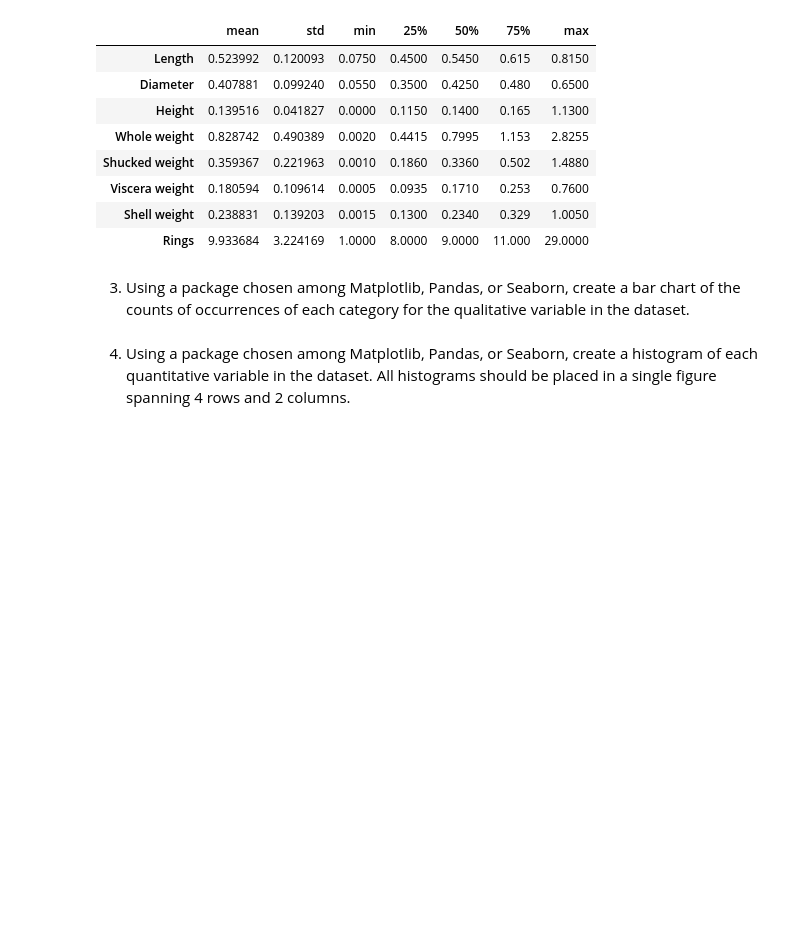
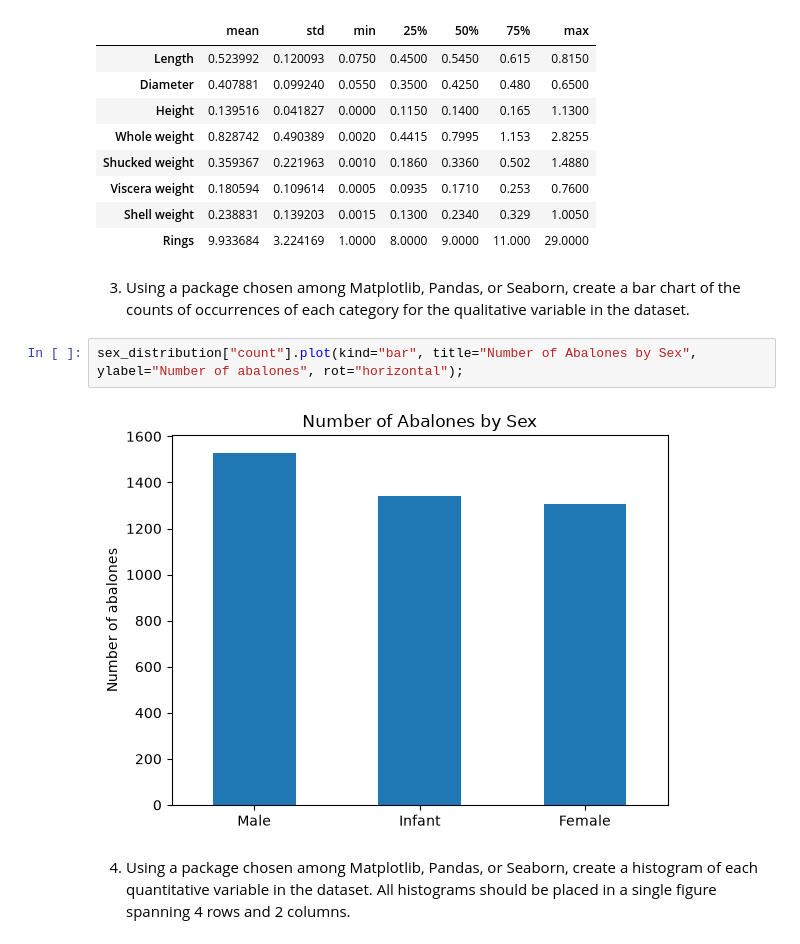
Before and after one commit to vsliednyk/Programming-in-Python, a Jupyter notebook: Assignment 1/assignment_1.ipynb, the cells around one changed output. Saved outputs shown, nothing was run; the diff lists cells and outputs as text; blank space fills up the shorter version.

Commit message:
Add sex distribution bar chart

```diff
--- a/Assignment 1/assignment_1.ipynb
+++ b/Assignment 1/assignment_1.ipynb
@@ -194,6 +194,10 @@ quantitative_summary.T
 | Rings | 9.933684 | 3.224169 | 1.0000 | 8.0000 | 9.0000 | 11.000 | 29.0000 |
 # %% [markdown]
 3. Using a package chosen among Matplotlib, Pandas, or Seaborn, create a bar chart of the counts of occurrences of each category for the qualitative variable in the dataset.
+# %%
+sex_distribution["count"].plot(kind="bar", title="Number of Abalones by Sex", ylabel="Number of abalones", rot="horizontal");
+# %% [output]
+[figure, added]
 # %% [markdown]
 4. Using a package chosen among Matplotlib, Pandas, or Seaborn, create a histogram of each quantitative variable in the dataset. All histograms should be placed in a single figure spanning 4 rows and 2 columns.
 # %% [markdown]
```
Also changed, not shown: 2 other files.
